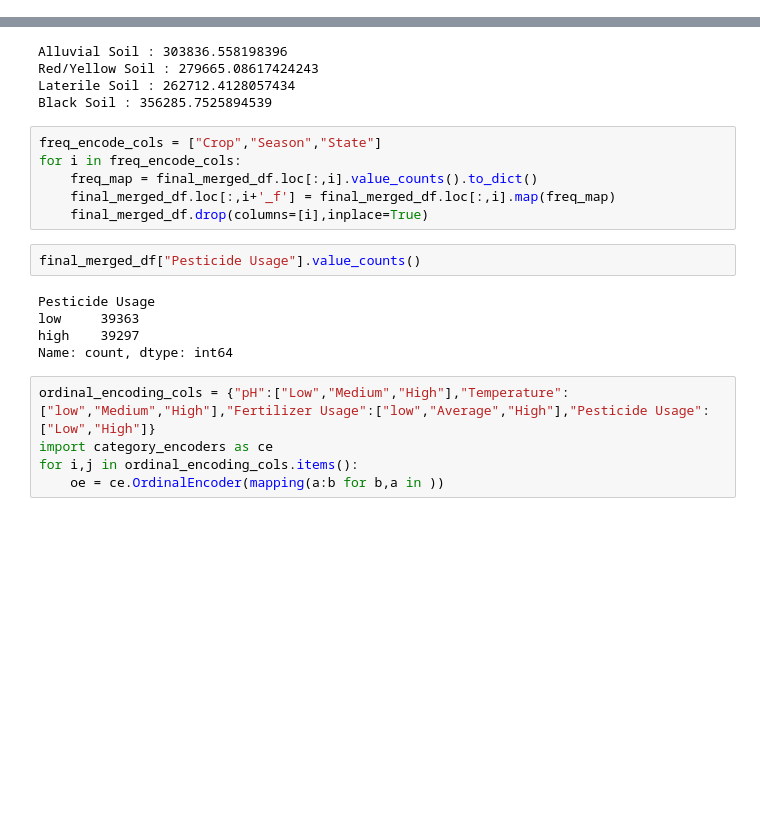
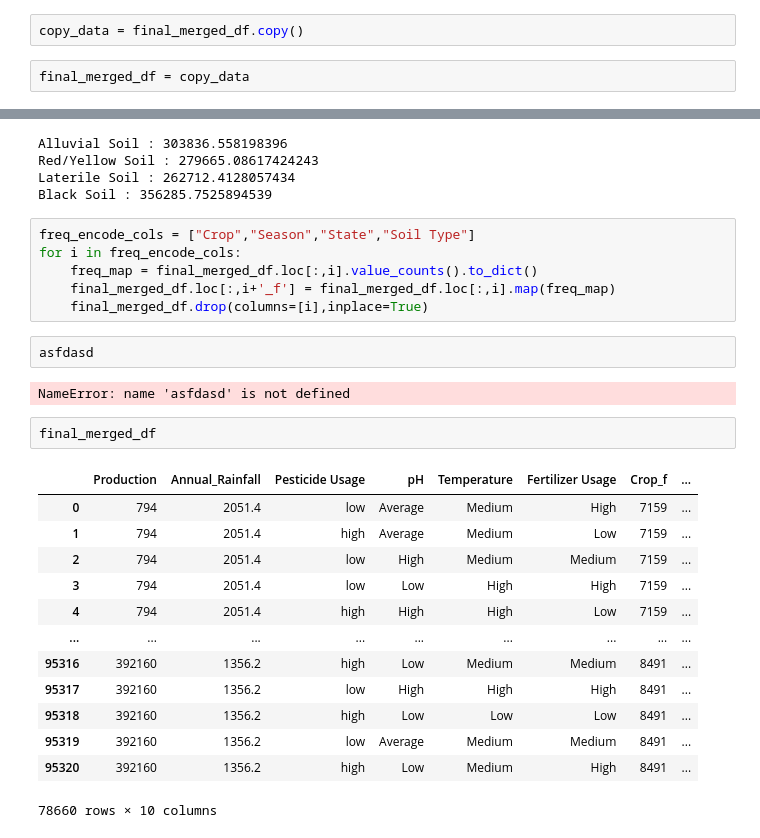
Before and after one commit to Shiva7706/SITNovate, a Jupyter notebook: Data_refine.ipynb, the cells around one changed output, grey strips where cells are left out. Cells and saved outputs as stored; diff of their text form; blank space fills up the shorter version.

```diff
--- a/Data_refine.ipynb
+++ b/Data_refine.ipynb
@@ -166,6 +166,10 @@ upper_bound = Q3 + 1.5 * IQR
 for i in range(95321):
     if(final_merged_df.loc[i,"Production"]<lower_bound or final_merged_df.loc[i,"Production"]>upper_bound):
         final_merged_df.drop(i,axis=0,inplace=True)
+# %%
+copy_data = final_merged_df.copy()
+# %%
+final_merged_df = copy_data
 # %%
 sns.boxplot(final_merged_df["Production"])
 # %% [output]
@@ -210,20 +214,28 @@ Red/Yellow Soil : 279665.08617424243
 Laterile Soil : 262712.4128057434
 Black Soil : 356285.7525894539
 # %%
-freq_encode_cols = ["Crop","Season","State"]
+freq_encode_cols = ["Crop","Season","State","Soil Type"]
 for i in freq_encode_cols:
     freq_map = final_merged_df.loc[:,i].value_counts().to_dict()
     final_merged_df.loc[:,i+'_f'] = final_merged_df.loc[:,i].map(freq_map)
     final_merged_df.drop(columns=[i],inplace=True)
-# %%
-final_merged_df["Pesticide Usage"].value_counts()
-# %% [output]
-Pesticide Usage
-low     39363
-high    39297
-Name: count, dtype: int64
-# %%
-ordinal_encoding_cols = {"pH":["Low","Medium","High"],"Temperature":["low","Medium","High"],"Fertilizer Usage":["low","Average","High"],"Pesticide Usage":["Low","High"]}
-import category_encoders as ce
-for i,j in ordinal_encoding_cols.items():
-    oe = ce.OrdinalEncoder(mapping(a:b for b,a in ))
+# %%
+asfdasd
+# %% [output]
+NameError: name 'asfdasd' is not defined
+# %%
+final_merged_df
+# %% [output]
+|  | Production | Annual_Rainfall | Pesticide Usage | pH | Temperature | Fertilizer Usage | Crop_f | ... |
+| 0 | 794 | 2051.4 | low | Average | Medium | High | 7159 | ... |
+| 1 | 794 | 2051.4 | high | Average | Medium | Low | 7159 | ... |
+| 2 | 794 | 2051.4 | low | High | Medium | Medium | 7159 | ... |
+| 3 | 794 | 2051.4 | low | Low | High | High | 7159 | ... |
+| 4 | 794 | 2051.4 | high | High | High | Low | 7159 | ... |
+| ... | ... | ... | ... | ... | ... | ... | ... | ... |
+| 95316 | 392160 | 1356.2 | high | Low | Medium | Medium | 8491 | ... |
+| 95317 | 392160 | 1356.2 | low | High | High | High | 8491 | ... |
+| 95318 | 392160 | 1356.2 | high | Low | Low | Low | 8491 | ... |
+| 95319 | 392160 | 1356.2 | low | Average | Medium | Medium | 8491 | ... |
+| 95320 | 392160 | 1356.2 | high | Low | Medium | High | 8491 | ... |
+78660 rows × 10 columns
```
Also changed, not shown: parts of 5 cells of this notebook.
